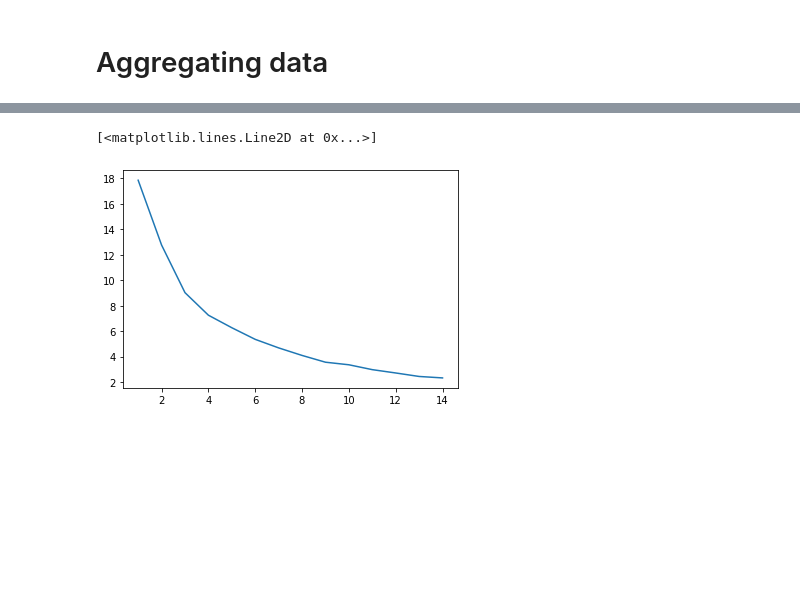
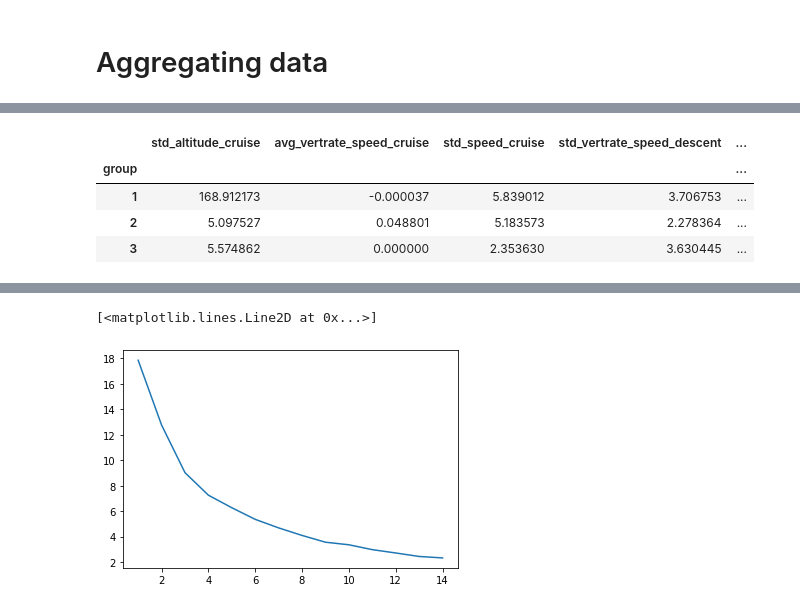
Before and after one commit to JZYoshi/AFDA, a Jupyter notebook: classification/Classification.ipynb, the cells around one changed output, grey strips where cells are left out. Saved outputs shown, nothing was run; the diff lists cells and outputs as text; code cells hidden in the pictures; blank space fills up the shorter version.

```diff
--- a/classification/Classification.ipynb
+++ b/classification/Classification.ipynb
@@ -129,0 +70,8 @@ print(groupes_cah)
+# %%
+group_descriptors(df_airlines, groups_cah)
+# %% [output]
+|  | std_altitude_cruise | avg_vertrate_speed_cruise | std_speed_cruise | std_vertrate_speed_descent | ... |
+| group |  |  |  |  | ... |
+| 1 | 168.912173 | -0.000037 | 5.839012 | 3.706753 | ... |
+| 2 | 5.097527 | 0.048801 | 5.183573 | 2.278364 | ... |
+| 3 | 5.574862 | 0.000000 | 2.353630 | 3.630445 | ... |
```
Also changed, not shown: parts of 27 cells of this notebook, 1 other file.
